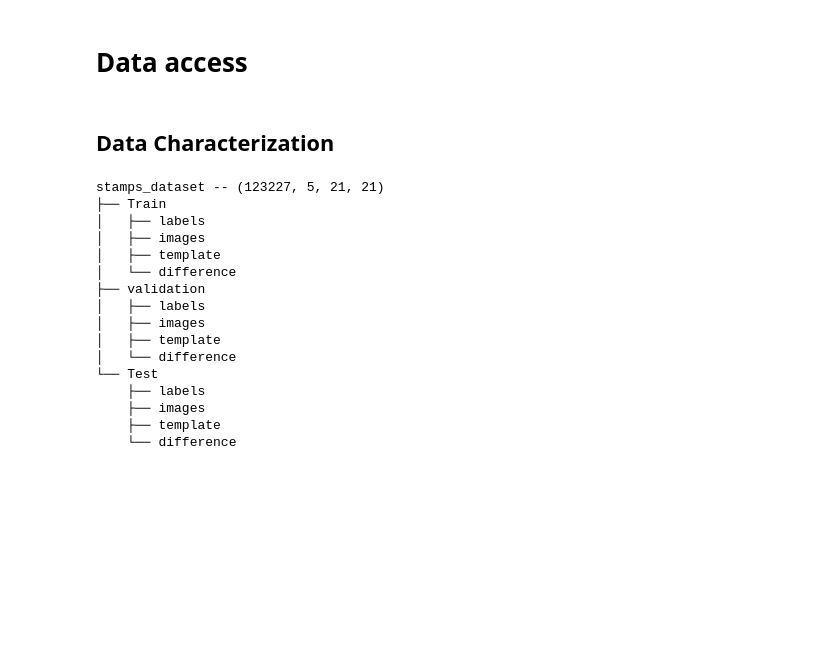
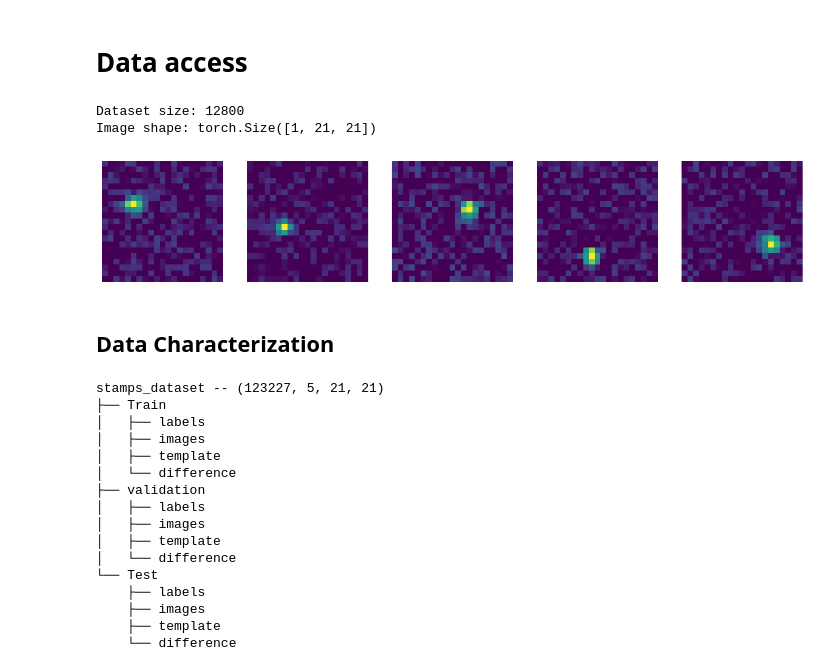
Before and after one commit to pmarconep/ZTF_alert_8a, a Jupyter notebook: proyecto.ipynb, the cells around one changed output. Cells and saved outputs as stored; diff of their text form; code cells hidden in the pictures; blank space fills up the shorter version.

```diff
--- a/proyecto.ipynb
+++ b/proyecto.ipynb
@@ -57,24 +57,31 @@ rename_labels(stamps_dataset, 'science', 'images')
 # %%
 from torch.utils.data import TensorDataset
 
-def generate_gaussian_image(size, center, sigma=1.0, noise_level=0.1, brightness=1.0):
-    """Genera una imagen de tamaño `size` con una distribución gaussiana centrada en `center`."""
+def generate_gaussian_image(size, center, sigma=1.0, noise_level=0.1, brightness=1.0, base_level=0.212):
+    """Genera una imagen de tamaño `size` con una distribución gaussiana centrada en `center`
+    y un nivel base de `base_level`."""
+
+    # Crear coordenadas
     x = np.linspace(0, size-1, size)
     y = np.linspace(0, size-1, size)
     x, y = np.meshgrid(x, y)
+
+    # Calcular la distancia desde el centro y la función gaussiana
     d = np.sqrt((x - center[0])**2 + (y - center[1])**2)
     g = np.exp(-(d**2 / (2.0 * sigma**2)))
 
     # Ajustar el brillo
     g *= brightness
 
-    # Agregar ruido uniforme
+    # Establecer el valor base mínimo
+    g = base_level + (1 - base_level) * g  # Ajustar la gaussiana para que esté en el rango [base_level, 1]
+
+    # Agregar ruido uniforme que parte desde el base_level
     noise = np.random.uniform(-noise_level, noise_level, g.shape)
     g += noise
-
-    # Asegurarse de que los valores estén en el rango [0, 1]
-    g = np.clip(g, 0, 1)
-
+    # Asegurarse de que los valores estén en el rango [base_level, 1]
+    g = np.clip(g, base_level, 1)
+    g = (g - g.min()) / (g.max() - g.min())
     return g
 
 def generate_gaussian_dataset(num_samples, image_size, border_margin=3, noise_level=0.1, brightness=1.0):
@@ -89,34 +96,39 @@ def generate_gaussian_dataset(num_samples, image_size, border_margin=3, noise_le
     images = images[:, np.newaxis, :, :]  # Añadir una dimensión para el canal
     return torch.tensor(images, dtype=torch.float32)
 
 # Parámetros del dataset
 num_samples = 12800
 image_size = 21
 border_margin = 4
-noise_level = 0.12
+noise_level = 0.1
 brightness = 0.7
 
 # Generar el dataset
 gaussian_images = generate_gaussian_dataset(num_samples, image_size, border_margin, noise_level, brightness)
 
 # Crear un TensorDataset
 gaussian_dataset = TensorDataset(gaussian_images)
+
 
 # Verificar el tamaño del dataset
 print(f"Dataset size: {len(gaussian_dataset)}")
 print(f"Image shape: {gaussian_dataset[0][0].shape}")
 
 # Visualizar algunas imágenes
 def show_images(dataset, num_images=5):
     fig, axes = plt.subplots(1, num_images, figsize=(15, 3))
     for i in range(num_images):
         image = dataset[i][0].numpy().squeeze()  # Convertir a numpy y eliminar la dimensión del canal
         axes[i].imshow(image)
         axes[i].axis('off')
     plt.show()
 
 # Mostrar 10 imágenes del dataset
 show_images(gaussian_dataset, num_images=5)
+# %% [output]
+Dataset size: 12800
+Image shape: torch.Size([1, 21, 21])
+[figure, added]
 # %% [markdown]
 ## Data Characterization
 # %%
```
Also changed, not shown: parts of 13 cells of this notebook, 4 other files.
